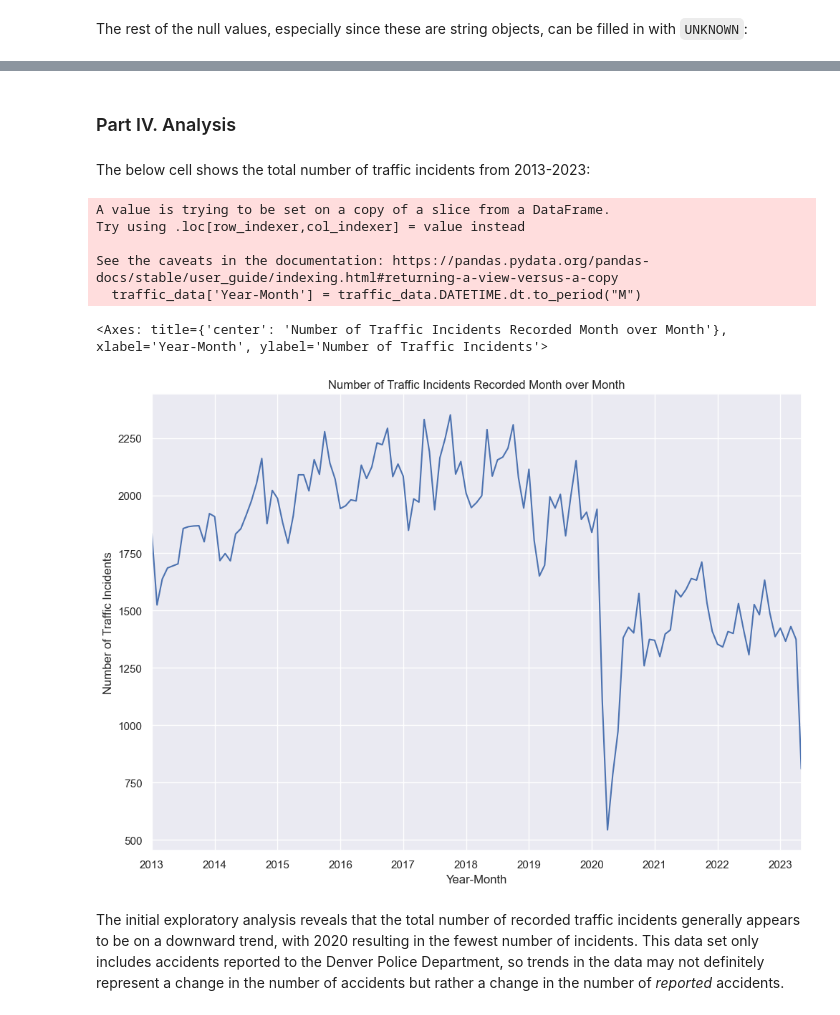
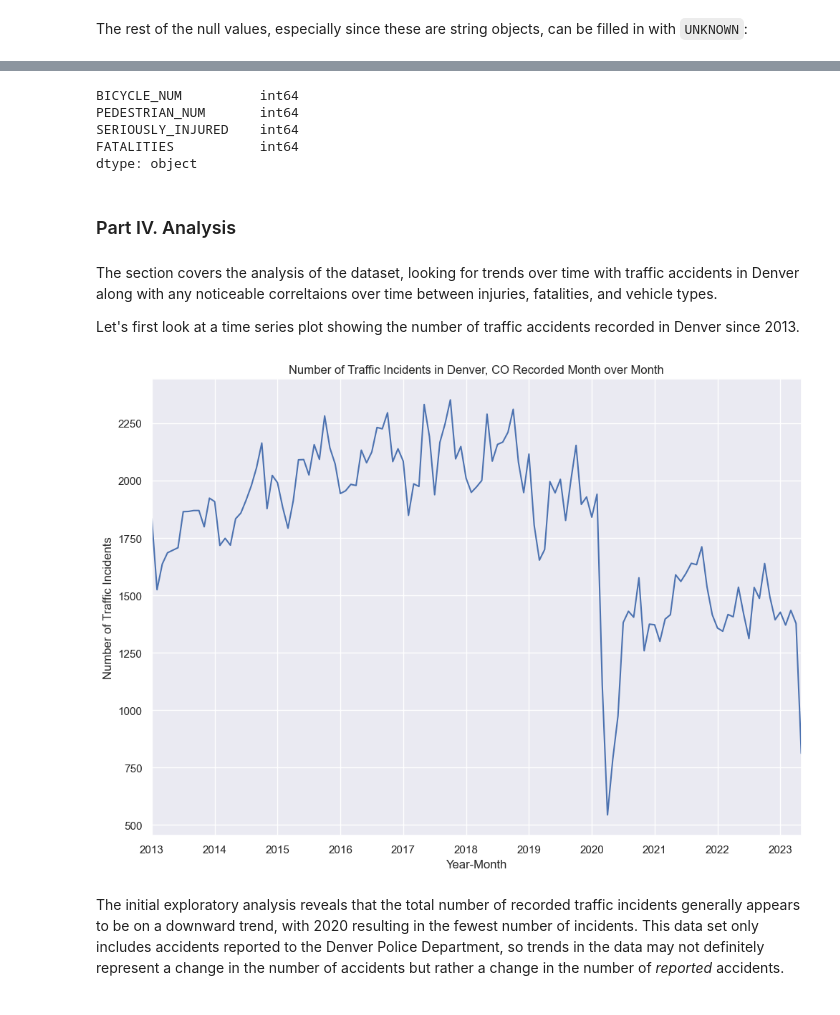
Before and after one commit to zjfrancis/data_science_tools, a Jupyter notebook: Final_Project.ipynb, the cells around one changed output, grey strips where cells are left out. Cells and saved outputs as stored; diff of their text form; code cells hidden in the pictures.

Commit message:
More cleanup changes, added some notes, and started altering plots

```diff
--- a/Final_Project.ipynb
+++ b/Final_Project.ipynb
@@ -423,15 +285,0 @@ Replacements:
-# %%
-# Cleaning up TU1_VEHICLE_TYPE
-traffic_data['TU1_VEHICLE_TYPE'] = traffic_data['TU1_VEHICLE_TYPE'].apply(str.upper)
-traffic_data['TU1_VEHICLE_TYPE'] = traffic_data['TU1_VEHICLE_TYPE'].replace('  ', 'UNKNOWN')
-traffic_data['TU1_VEHICLE_TYPE'] = traffic_data['TU1_VEHICLE_TYPE'].replace(r'(^.*PASSENGER.*$)','PASSENGER CAR/VAN', regex=True)
-traffic_data['TU1_VEHICLE_TYPE'] = traffic_data['TU1_VEHICLE_TYPE'].replace('0', 'UNKNOWN')
-traffic_data['TU1_VEHICLE_TYPE'] = traffic_data['TU1_VEHICLE_TYPE'].replace('UNK', 'UNKNOWN')
-traffic_data['TU1_VEHICLE_TYPE'] = traffic_data['TU1_VEHICLE_TYPE'].replace(r'(^.*BUS.*$)', 'BUS', regex=True)
-traffic_data['TU1_VEHICLE_TYPE'] = traffic_data['TU1_VEHICLE_TYPE'].replace(r'(^.*MEDIUM/HEAVY TRUCKS.*$)', 'BUS', regex=True)
-traffic_data['TU1_VEHICLE_TYPE'] = traffic_data['TU1_VEHICLE_TYPE'].replace(r'(^.*PICKUP TRUCK.*$)', 'PICKUP TRUCK', regex=True)
-traffic_data['TU1_VEHICLE_TYPE'] = traffic_data['TU1_VEHICLE_TYPE'].replace(r'(^.*SUV.*$)', 'SUV', regex=True)
-traffic_data['TU1_VEHICLE_TYPE'] = traffic_data['TU1_VEHICLE_TYPE'].replace(r'(^.*OTHER.*$)','OTHER', regex=True)
-traffic_data['TU1_VEHICLE_TYPE'] = traffic_data['TU1_VEHICLE_TYPE'].replace(r'(^.*UNKNOWN.*$)','UNKNOWN', regex=True)
-
-traffic_data['TU1_VEHICLE_TYPE'].unique()
@@ -443,0 +288,6 @@ array(['PASSENGER CAR/VAN', 'SUV', 'UNKNOWN', 'PICKUP TRUCK', 'BUS',
+# %%
+# Printing the unique values in all of the columns with vehicle types
+vehicle_cols = ['TU1_VEHICLE_TYPE', 'TU2_VEHICLE_TYPE','FATALITY_MODE_1','FATALITY_MODE_2','SERIOUSLY_INJURED_MODE_1','SERIOUSLY_INJURED_MODE_2']
+for col in vehicle_cols:
+    print(f"\nUnique values in {col}:")
+    print(traffic_data[col].unique())
@@ -468,4 +380,0 @@ Remove low frequency values
-# %%
-counts = traffic_data['TU1_VEHICLE_TYPE'].value_counts() > 100
-traffic_data = traffic_data[traffic_data['TU1_VEHICLE_TYPE'].isin(counts[counts].index.values)]
-traffic_data['TU1_VEHICLE_TYPE'].value_counts()
@@ -507,25 +403,34 @@ memory usage: 42.9+ MB
+# %%
+count_cols = ['BICYCLE_NUM', 'PEDESTRIAN_NUM', 'SERIOUSLY_INJURED', 'FATALITIES']
+traffic_data[count_cols] = traffic_data[count_cols].applymap(np.int64)
+traffic_data[count_cols].dtypes
+# %% [output]
+BICYCLE_NUM          int64
+PEDESTRIAN_NUM       int64
+SERIOUSLY_INJURED    int64
+FATALITIES           int64
+dtype: object
 # %% [markdown]
 ### Part IV. Analysis
-# %% [markdown]
-The below cell shows the total number of traffic incidents from 2013-2023:
+# %% [markdown]
+The section covers the analysis of the dataset, looking for trends over time with traffic accidents in Denver along with any noticeable correltaions over time between injuries, fatalities, and vehicle types.
+
+Let's first look at a time series plot showing the number of traffic accidents recorded in Denver since 2013.
 # %%
 import matplotlib.pyplot as plt
 import seaborn as sns
 
-traffic_data['Year-Month'] = traffic_data.DATETIME.dt.to_period("M")
+# Will plot by month over time, so create a column for Year-Month
+# then pivot on that column, aggregating by size (count)
+traffic_data['YEAR-MONTH'] = traffic_data.DATETIME.dt.to_period("M")
+pivot = traffic_data.pivot_table(index='YEAR-MONTH', aggfunc='size')
 
-sns.set(rc={'figure.figsize':(11.7,8.27)})
+ax = pivot.plot()
 plt.ylabel('Number of Traffic Incidents')
-plt.title('Number of Traffic Incidents Recorded Month over Month')
-traffic_data.groupby(traffic_data['Year-Month'])["DATETIME"].count().plot()
+plt.title('Number of Traffic Incidents in Denver, CO Recorded Month over Month')
+plt.show()
 # %% [output]
-A value is trying to be set on a copy of a slice from a DataFrame.
-Try using .loc[row_indexer,col_indexer] = value instead
-
-See the caveats in the documentation: https://pandas.pydata.org/pandas-docs/stable/user_guide/indexing.html#returning-a-view-versus-a-copy
-  traffic_data['Year-Month'] = traffic_data.DATETIME.dt.to_period("M")
-<Axes: title={'center': 'Number of Traffic Incidents Recorded Month over Month'}, xlabel='Year-Month', ylabel='Number of Traffic Incidents'>
-[figure, old version]
+[figure, new version]
 # %% [markdown]
 The initial exploratory analysis reveals that the total number of recorded traffic incidents generally appears to be on a downward trend, with 2020 resulting in the fewest number of incidents.  This data set only includes accidents reported to the Denver Police Department, so trends in the data may not definitely represent a change in the number of accidents but rather a change in the number of _reported_ accidents.
 # %% [markdown]
```
Also changed, not shown: parts of 51 cells of this notebook.
